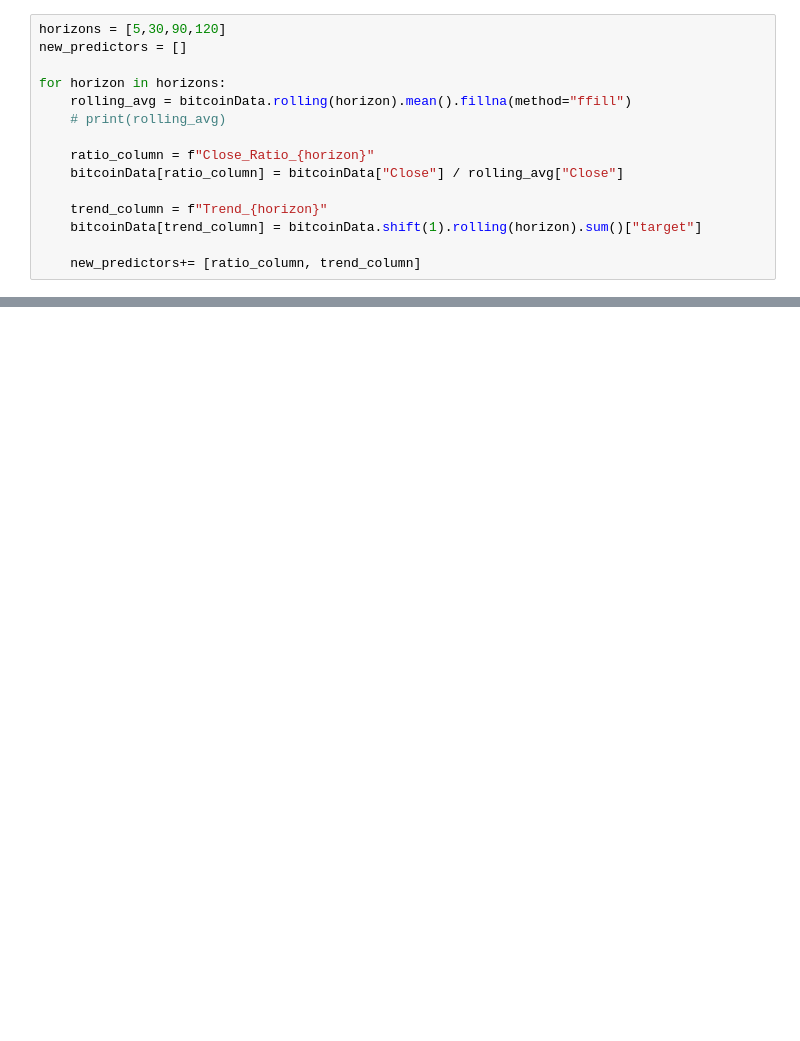
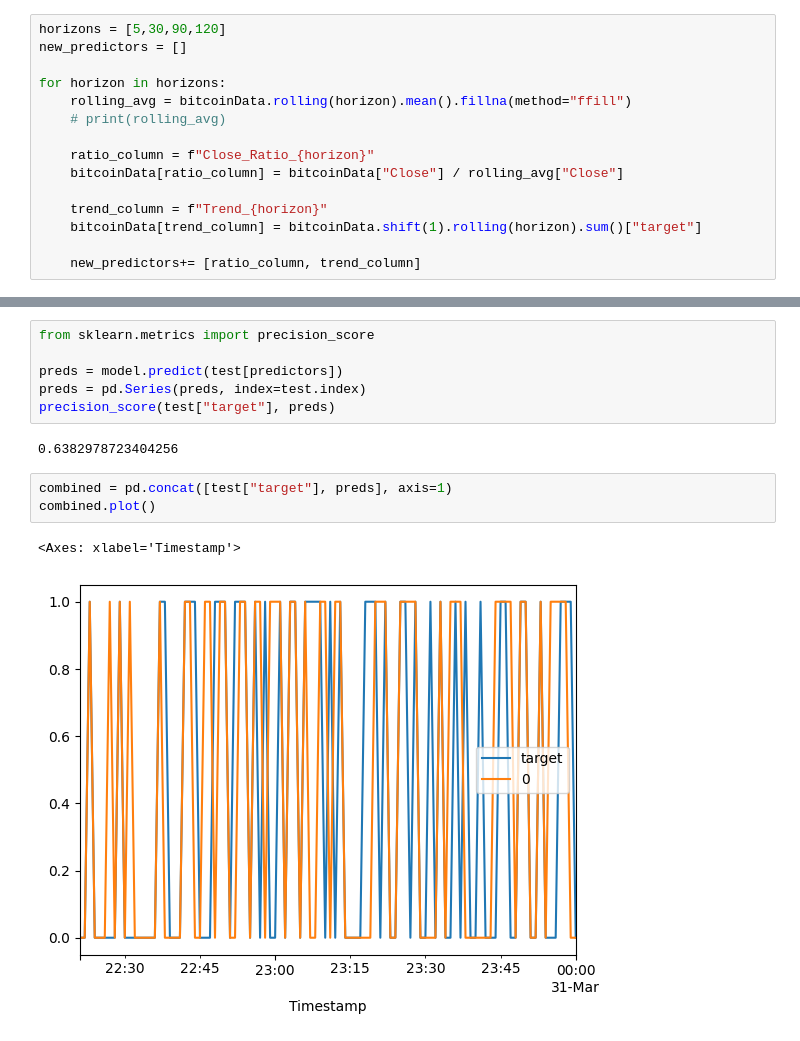
Before and after one commit to dallindooks/bittybot, a Jupyter notebook: model_training_bitcoin.ipynb, the cells around one changed output, grey strips where cells are left out. Drawn from its saved outputs; the diff is of its cells as text; blank space fills up the shorter version.

```diff
--- a/model_training_bitcoin.ipynb
+++ b/model_training_bitcoin.ipynb
@@ -67,0 +72,14 @@ TypeError: list indices must be integers or slices, not list
+# %%
+from sklearn.metrics import precision_score
+
+preds = model.predict(test[predictors])
+preds = pd.Series(preds, index=test.index)
+precision_score(test["target"], preds)
+# %% [output]
+0.6382978723404256
+# %%
+combined = pd.concat([test["target"], preds], axis=1)
+combined.plot()
+# %% [output]
+<Axes: xlabel='Timestamp'>
+[figure, added]
```
Also changed, not shown: parts of 8 cells of this notebook, 1 other file.
